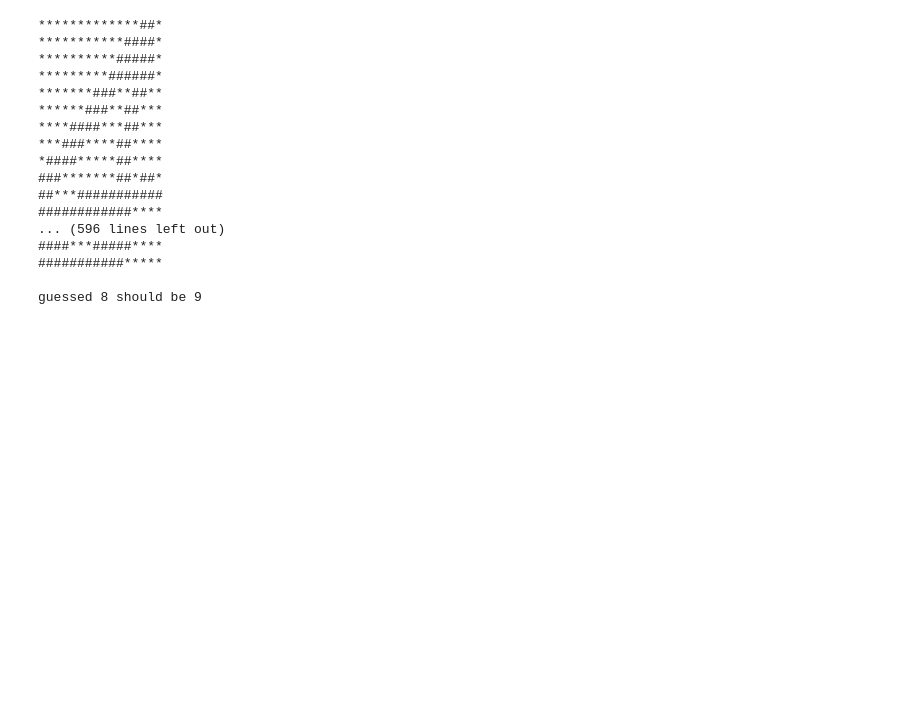
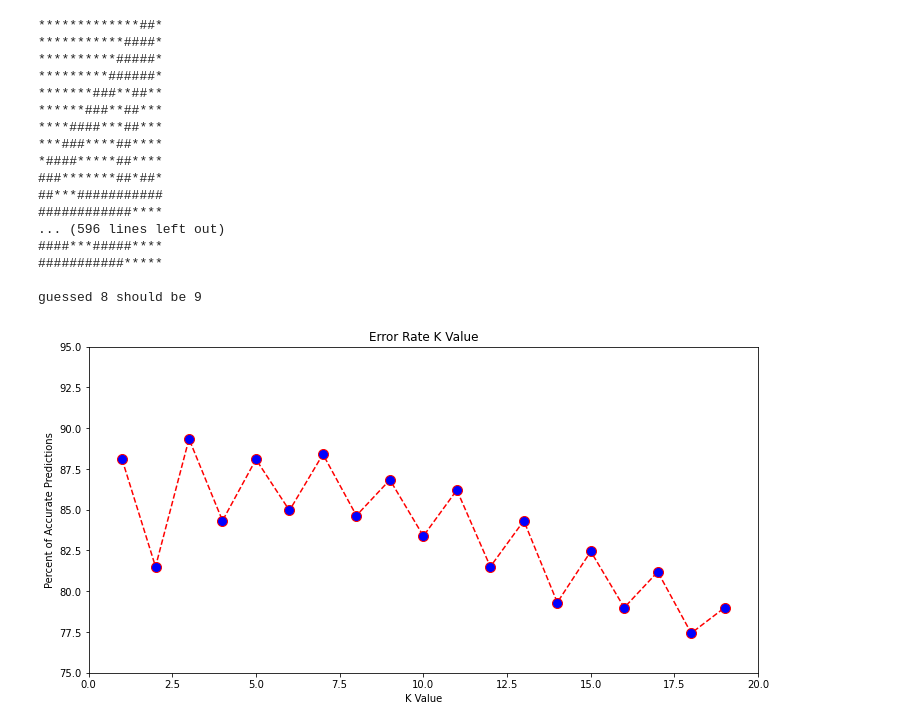
Before and after one commit to Oxidiz3/NumberRecognition, a Jupyter notebook: module07.ipynb, the cells around one changed output. Saved outputs shown, nothing was run; the diff lists cells and outputs as text; code cells hidden in the pictures; blank space fills up the shorter version.

Commit message:
Added a function to show KvalueErrorRate

```diff
--- a/module07.ipynb
+++ b/module07.ipynb
@@ -98,3 +98,22 @@ display_missed_classifications()
 ###########*****
 
 guessed 8 should be 9
+# %%
+import matplotlib.pyplot as plt
+def plot_k_error_rate():
+    error = []
+    for n in range(1, 20):
+        KNN_classifier = KNeighborsClassifier(n_neighbors=n, metric='euclidean')
+        KNN_classifier.fit(X_train, y_train)
+        error.append(100 * KNN_classifier.score(X_test, y_test))
+    plt.figure(figsize=(12, 6))
+    plt.plot(range(1, 20), error, color='red', linestyle='dashed', marker='o',
+            markerfacecolor='blue', markersize=10)
+    plt.title('Error Rate K Value')
+    plt.xlabel('K Value')
+    plt.ylabel('Percent of Accurate Predictions')
+    plt.xlim(0, 20)
+    plt.ylim(75, 95)
+plot_k_error_rate()
+# %% [output]
+[figure, added]
```
